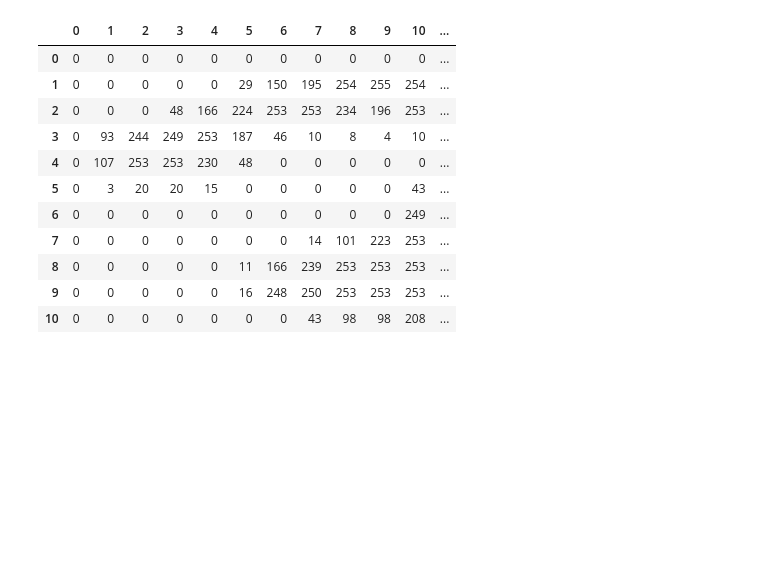
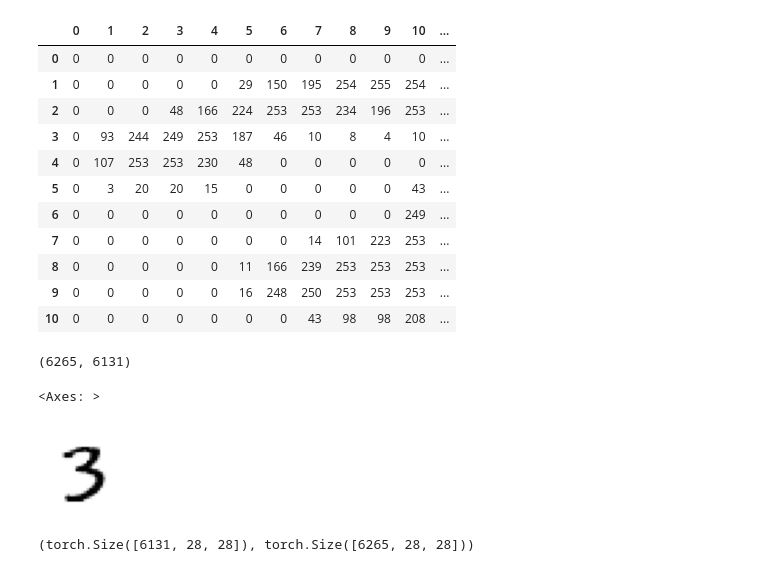
Before and after one commit to atozncoder/ai, a Jupyter notebook: BookChapter4.ipynb, the cells around one changed output. Cells and saved outputs as stored; diff of their text form; code cells hidden in the pictures; blank space fills up the shorter version.

```diff
--- a/BookChapter4.ipynb
+++ b/BookChapter4.ipynb
@@ -65,3 +67,20 @@ df.style.set_properties(**{'font-size':'6pt'}).background_gradient('Blues')
 | 8 | 0 | 0 | 0 | 0 | 0 | 11 | 166 | 239 | 253 | 253 | 253 | ... |
 | 9 | 0 | 0 | 0 | 0 | 0 | 16 | 248 | 250 | 253 | 253 | 253 | ... |
 | 10 | 0 | 0 | 0 | 0 | 0 | 0 | 0 | 43 | 98 | 98 | 208 | ... |
+# %%
+seven_tensors = [tensor(Image.open(o)) for o in sevens]
+three_tensors = [tensor(Image.open(o)) for o in threes]
+len(seven_tensors), len(three_tensors)
+# %% [output]
+(6265, 6131)
+# %%
+show_image(three_tensors[1])
+# %% [output]
+<Axes: >
+[figure, added]
+# %%
+stacked_sevens = torch.stack(seven_tensors).float()/255
+stacked_threes = torch.stack(three_tensors).float()/255
+stacked_threes.shape,stacked_sevens.shape
+# %% [output]
+(torch.Size([6131, 28, 28]), torch.Size([6265, 28, 28]))
```
Also changed, not shown: parts of 20 cells of this notebook.
